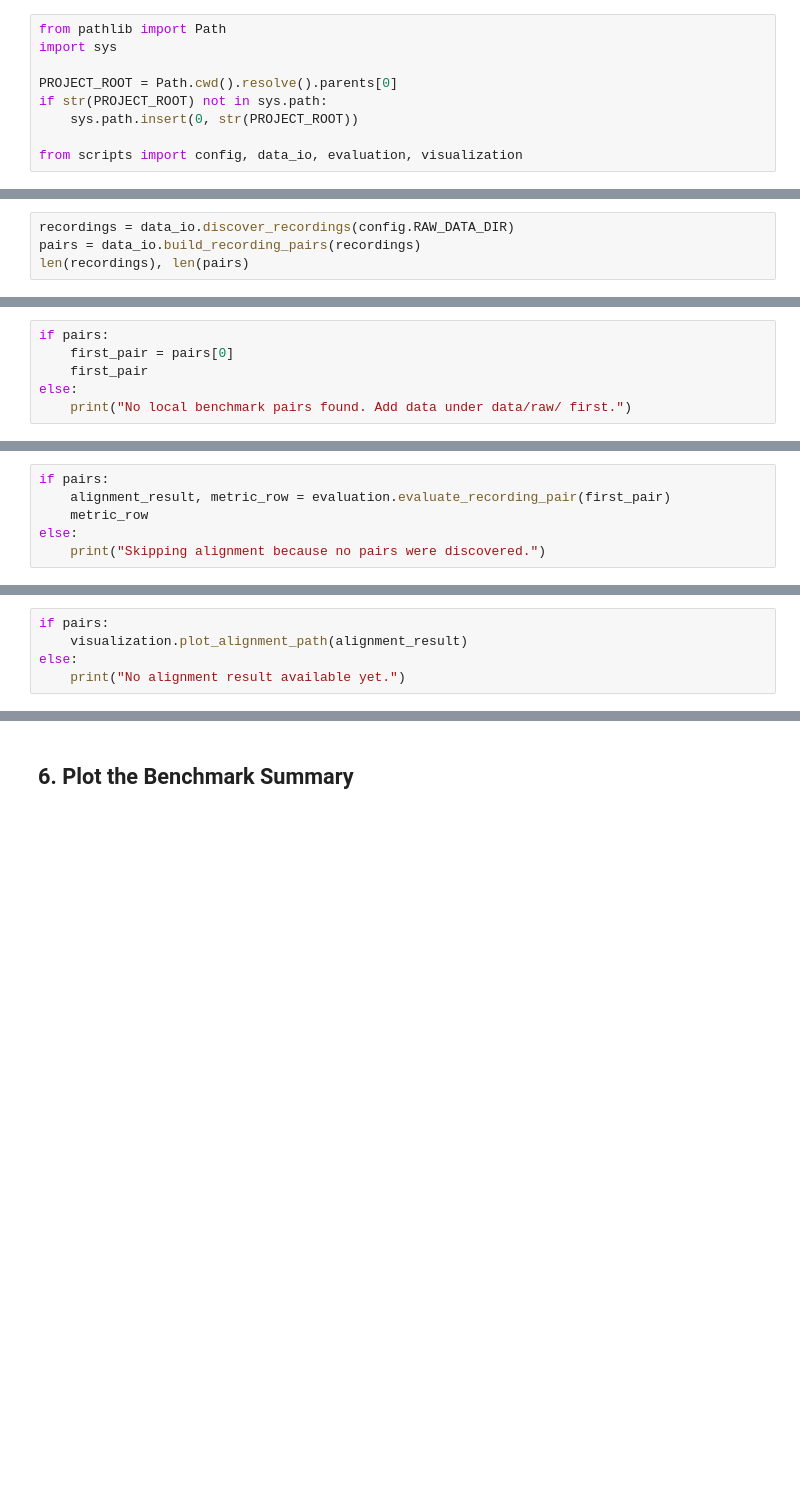
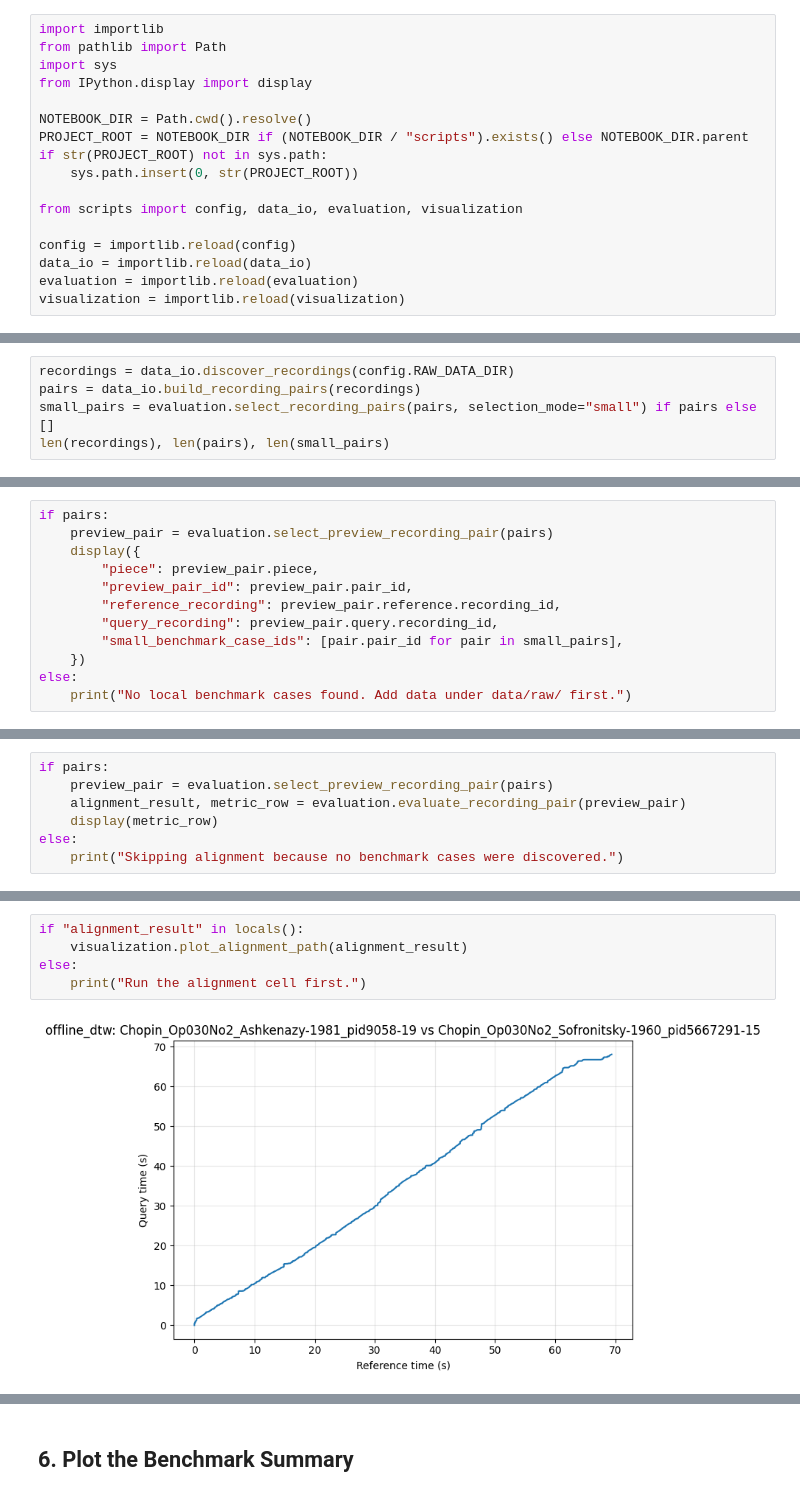
Before and after one commit to diego2317/E207_project, a Jupyter notebook: notebooks/01_alignment_sandbox.ipynb, the cells around one changed output, grey strips where cells are left out. Saved outputs shown, nothing was run; the diff lists cells and outputs as text; blank space fills up the shorter version.

Commit message:
benchmark setup

```diff
--- a/notebooks/01_alignment_sandbox.ipynb
+++ b/notebooks/01_alignment_sandbox.ipynb
@@ -5,12 +7,20 @@ Notebook for running the Milestone 1 offline-DTW benchmark pipeline on local Maz
 # %%
+import importlib
 from pathlib import Path
 import sys
+from IPython.display import display
 
-PROJECT_ROOT = Path.cwd().resolve().parents[0]
+NOTEBOOK_DIR = Path.cwd().resolve()
+PROJECT_ROOT = NOTEBOOK_DIR if (NOTEBOOK_DIR / "scripts").exists() else NOTEBOOK_DIR.parent
 if str(PROJECT_ROOT) not in sys.path:
     sys.path.insert(0, str(PROJECT_ROOT))
 
 from scripts import config, data_io, evaluation, visualization
+
+config = importlib.reload(config)
+data_io = importlib.reload(data_io)
+evaluation = importlib.reload(evaluation)
+visualization = importlib.reload(visualization)
 # %% [markdown]
 ## 1. Discover Local Data
 
@@ -18,5 +28,6 @@ The loader supports either a `data/raw/mazurka_manifest.csv` file or an inferred
 # %%
 recordings = data_io.discover_recordings(config.RAW_DATA_DIR)
 pairs = data_io.build_recording_pairs(recordings)
-len(recordings), len(pairs)
+small_pairs = evaluation.select_recording_pairs(pairs, selection_mode="small") if pairs else []
+len(recordings), len(pairs), len(small_pairs)
 # %% [output]
@@ -26,7 +39,13 @@ len(recordings), len(pairs)
 # %%
 if pairs:
-    first_pair = pairs[0]
-    first_pair
+    preview_pair = evaluation.select_preview_recording_pair(pairs)
+    display({
+        "piece": preview_pair.piece,
+        "preview_pair_id": preview_pair.pair_id,
+        "reference_recording": preview_pair.reference.recording_id,
+        "query_recording": preview_pair.query.recording_id,
+        "small_benchmark_case_ids": [pair.pair_id for pair in small_pairs],
+    })
 else:
-    print("No local benchmark pairs found. Add data under data/raw/ first.")
+    print("No local benchmark cases found. Add data under data/raw/ first.")
 # %% [output]
@@ -36,6 +66,7 @@ No local benchmark pairs found. Add data under data/raw/ first.
 # %%
 if pairs:
-    alignment_result, metric_row = evaluation.evaluate_recording_pair(first_pair)
-    metric_row
+    preview_pair = evaluation.select_preview_recording_pair(pairs)
+    alignment_result, metric_row = evaluation.evaluate_recording_pair(preview_pair)
+    display(metric_row)
 else:
-    print("Skipping alignment because no pairs were discovered.")
+    print("Skipping alignment because no benchmark cases were discovered.")
@@ -44,6 +94,8 @@ else:
 # %%
-if pairs:
+if "alignment_result" in locals():
     visualization.plot_alignment_path(alignment_result)
 else:
-    print("No alignment result available yet.")
+    print("Run the alignment cell first.")
+# %% [output]
+[figure, added]
 # %% [markdown]
```
Also changed, not shown: parts of 11 cells of this notebook, 8 other files.
